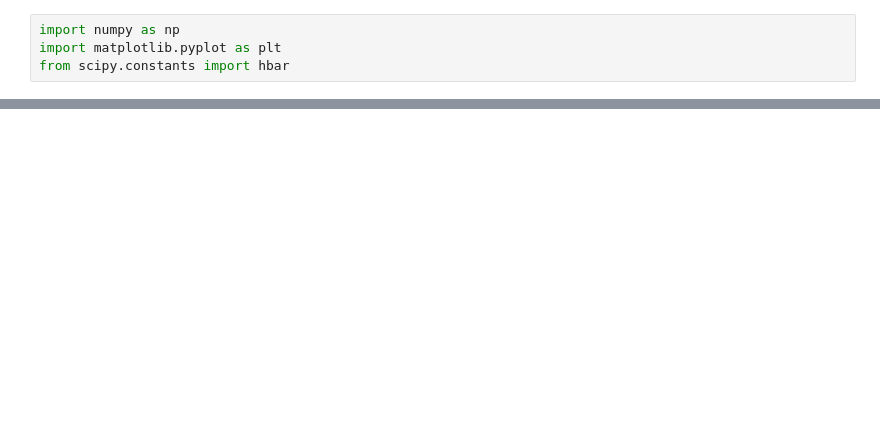
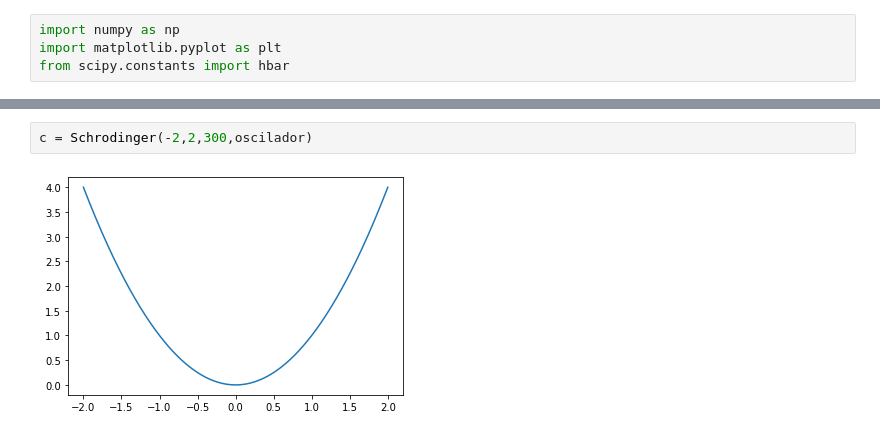
Before and after one commit to Kevincor1/Proyecto_1, a Jupyter notebook: prototipo2.ipynb, the cells around one changed output, grey strips where cells are left out. Saved outputs shown, nothing was run; the diff lists cells and outputs as text; blank space fills up the shorter version.

```diff
--- a/prototipo2.ipynb
+++ b/prototipo2.ipynb
@@ -96,0 +94,4 @@ hbar
+# %%
+c = Schrodinger(-2,2,300,oscilador)
+# %% [output]
+[figure, added]
```
Also changed, not shown: parts of 19 cells of this notebook.
